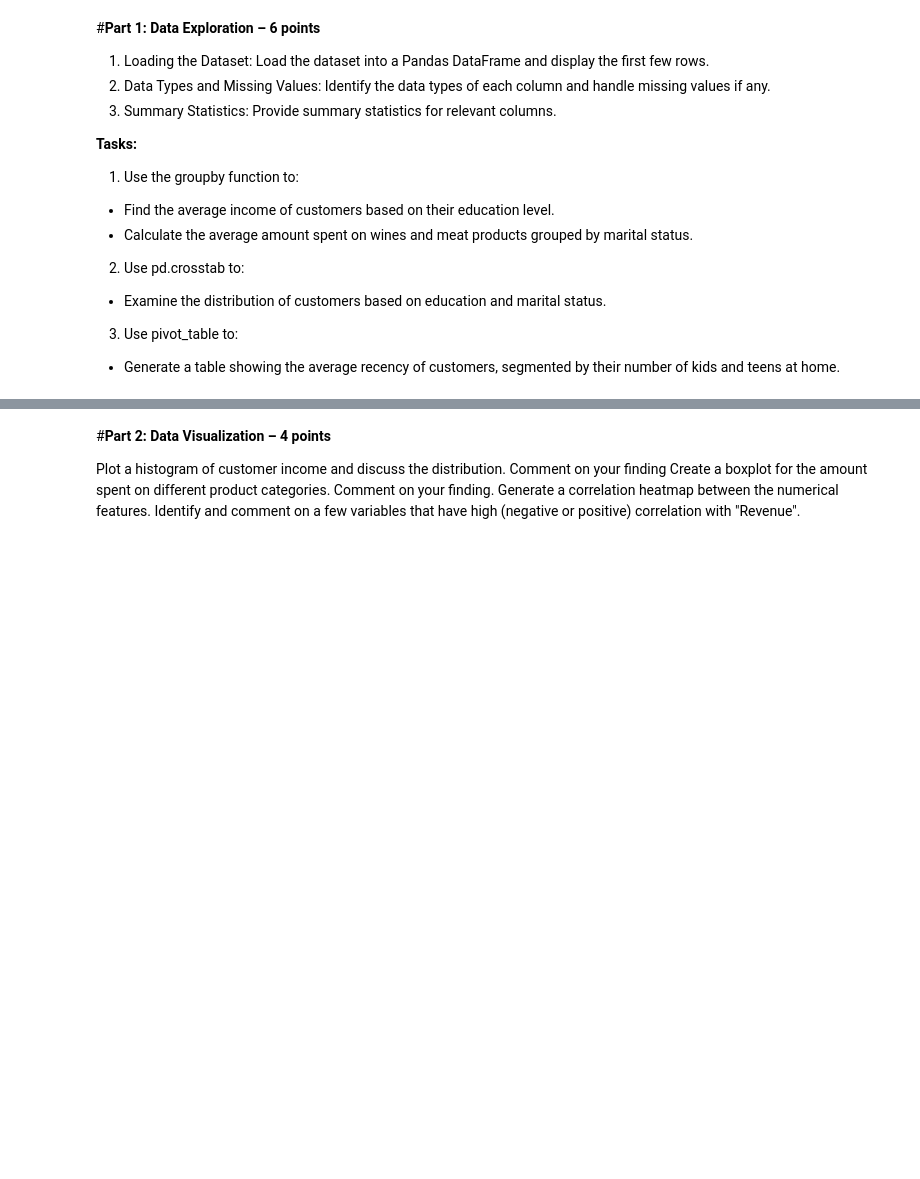
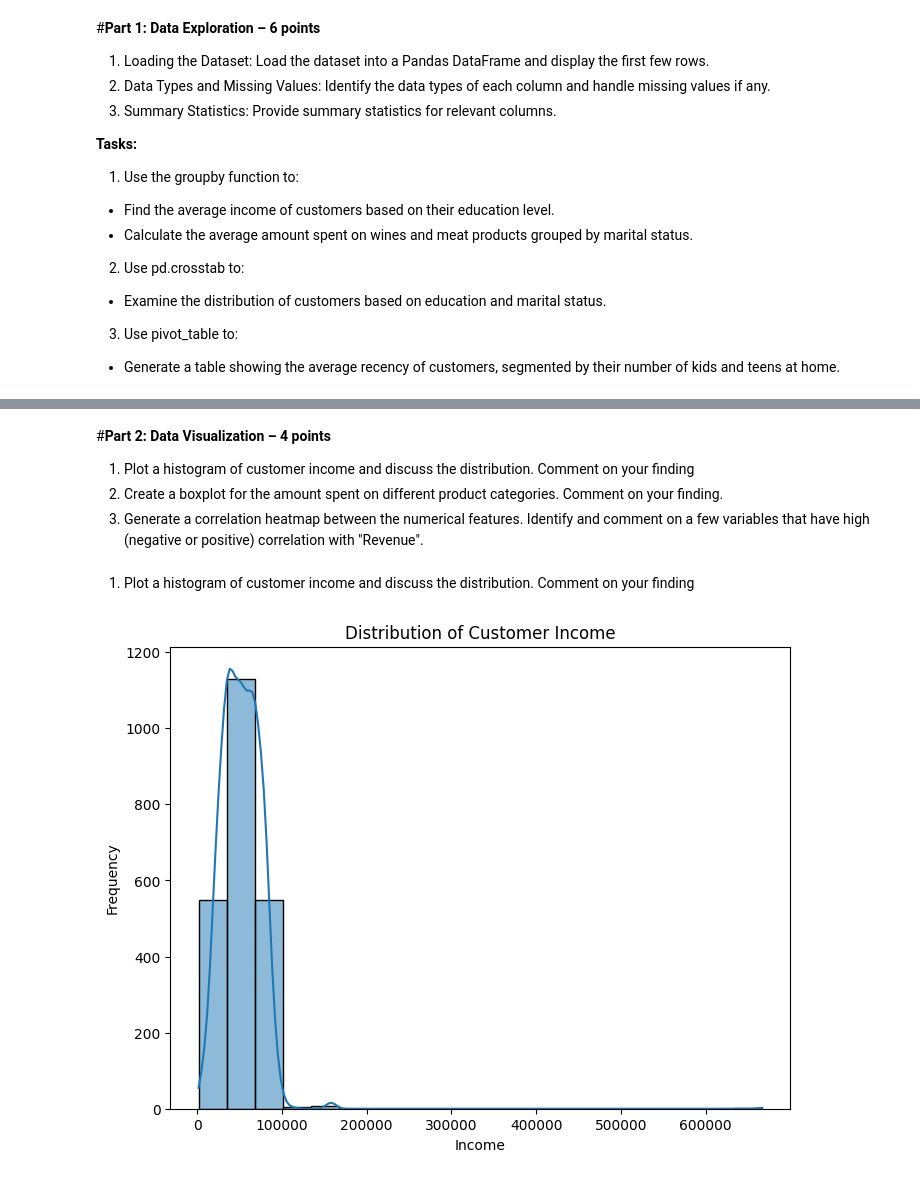
Before and after one commit to kyook17/BADM590, a Jupyter notebook: BADM590_Team_Assignment_Team11.ipynb, the cells around one changed output, grey strips where cells are left out. Saved outputs shown, nothing was run; the diff lists cells and outputs as text; code cells hidden in the pictures; blank space fills up the shorter version.

```diff
--- a/BADM590_Team_Assignment_Team11.ipynb
+++ b/BADM590_Team_Assignment_Team11.ipynb
@@ -47,6 +91,17 @@ df.head()
 # %% [markdown]
 #**Part 2: Data Visualization – 4 points**
 
-Plot a histogram of customer income and discuss the distribution. Comment on your finding
-Create a boxplot for the amount spent on different product categories. Comment on your finding.
-Generate a correlation heatmap between the numerical features. Identify and comment on a few variables that have high (negative or positive) correlation with "Revenue".
+1. Plot a histogram of customer income and discuss the distribution. Comment on your finding
+2. Create a boxplot for the amount spent on different product categories. Comment on your finding.
+3. Generate a correlation heatmap between the numerical features. Identify and comment on a few variables that have high (negative or positive) correlation with "Revenue".
+# %% [markdown]
+1. Plot a histogram of customer income and discuss the distribution. Comment on your finding
+# %%
+plt.figure(figsize=(8, 6))
+sns.histplot(data=df, x='Income', bins=20, kde=True)
+plt.title('Distribution of Customer Income')
+plt.xlabel('Income')
+plt.ylabel('Frequency')
+plt.show()
+# %% [output]
+[figure, added]
```
Also changed, not shown: parts of 10 cells of this notebook.
